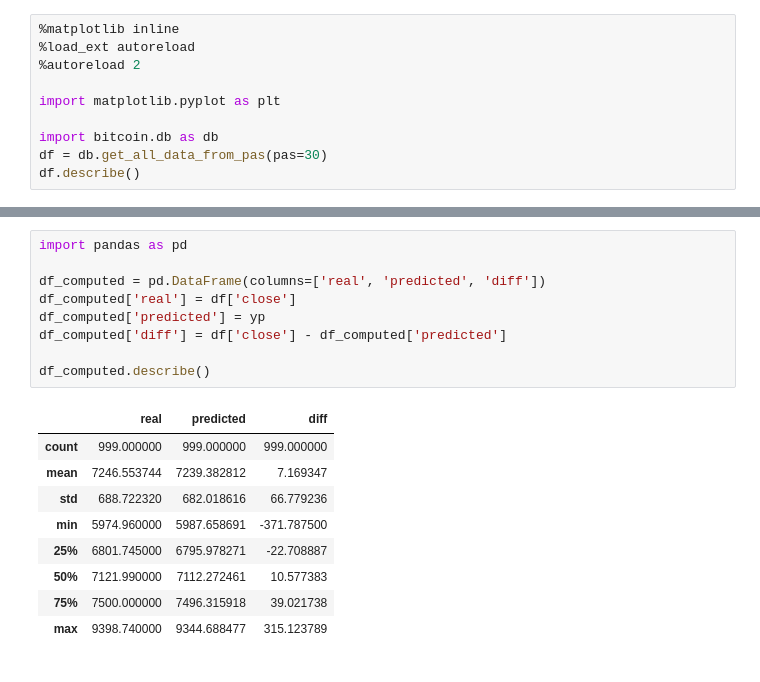
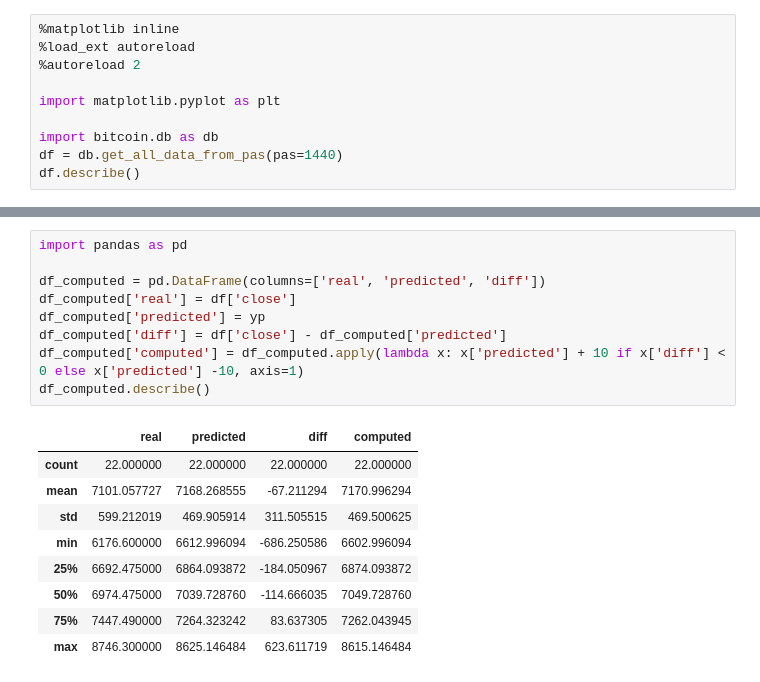
Before and after one commit to scristofari/bitcoin-challenge, a Jupyter notebook: Prediction.ipynb, the cells around one changed output, grey strips where cells are left out. Drawn from its saved outputs; the diff is of its cells as text.

```diff
--- a/Prediction.ipynb
+++ b/Prediction.ipynb
@@ -6,6 +6,6 @@
 import matplotlib.pyplot as plt
 
 import bitcoin.db as db
-df = db.get_all_data_from_pas(pas=30)
+df = db.get_all_data_from_pas(pas=1440)
 df.describe()
 # %% [output]
@@ -73,19 +73,19 @@ plt.plot(yp, 'g')
 # %%
 import pandas as pd
 
 df_computed = pd.DataFrame(columns=['real', 'predicted', 'diff'])
 df_computed['real'] = df['close']
 df_computed['predicted'] = yp
 df_computed['diff'] = df['close'] - df_computed['predicted']
-
+df_computed['computed'] = df_computed.apply(lambda x: x['predicted'] + 10 if x['diff'] < 0 else x['predicted'] -10, axis=1)
 df_computed.describe()
 # %% [output]
-|  | real | predicted | diff |
-| count | 999.000000 | 999.000000 | 999.000000 |
-| mean | 7246.553744 | 7239.382812 | 7.169347 |
-| std | 688.722320 | 682.018616 | 66.779236 |
-| min | 5974.960000 | 5987.658691 | -371.787500 |
-| 25% | 6801.745000 | 6795.978271 | -22.708887 |
-| 50% | 7121.990000 | 7112.272461 | 10.577383 |
-| 75% | 7500.000000 | 7496.315918 | 39.021738 |
-| max | 9398.740000 | 9344.688477 | 315.123789 |
+|  | real | predicted | diff | computed |
+| count | 22.000000 | 22.000000 | 22.000000 | 22.000000 |
+| mean | 7101.057727 | 7168.268555 | -67.211294 | 7170.996294 |
+| std | 599.212019 | 469.905914 | 311.505515 | 469.500625 |
+| min | 6176.600000 | 6612.996094 | -686.250586 | 6602.996094 |
+| 25% | 6692.475000 | 6864.093872 | -184.050967 | 6874.093872 |
+| 50% | 6974.475000 | 7039.728760 | -114.666035 | 7049.728760 |
+| 75% | 7447.490000 | 7264.323242 | 83.637305 | 7262.043945 |
+| max | 8746.300000 | 8625.146484 | 623.611719 | 8615.146484 |
```
Also changed, not shown: parts of 6 cells of this notebook, 10 other files.
